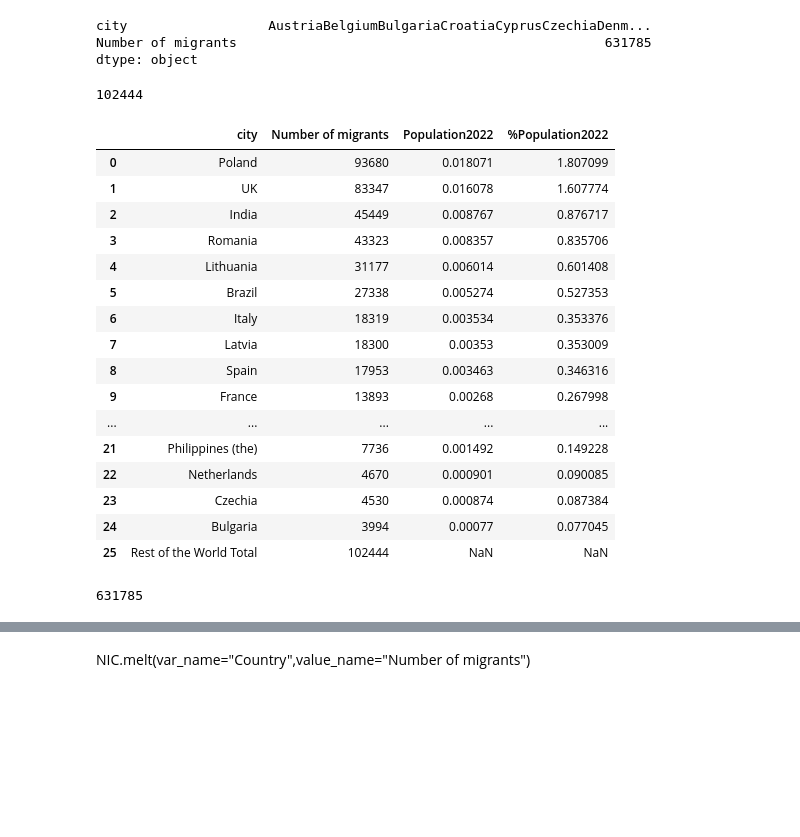
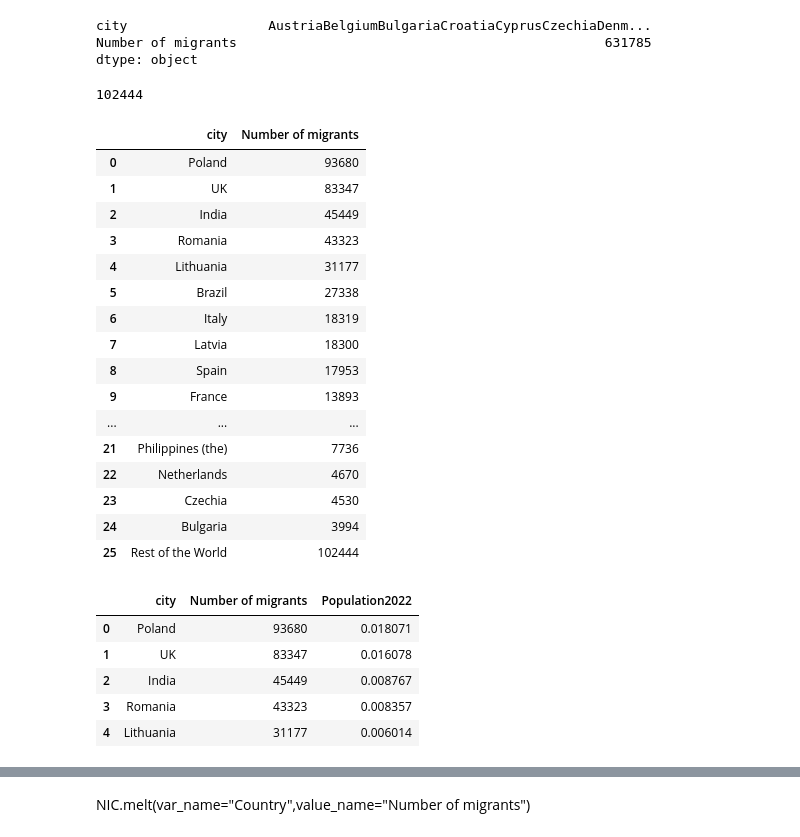
Before and after one commit to diagarmar29/Population-in-Ireland.-1st-Assesment, a Jupyter notebook: Population in Ireland.ipynb, the cells around one changed output, grey strips where cells are left out. Cells and saved outputs as stored; diff of their text form; code cells hidden in the pictures; blank space fills up the shorter version.

```diff
--- a/Population in Ireland.ipynb
+++ b/Population in Ireland.ipynb
@@ -327,8 +334,8 @@ NIC.head()
 | 0 | Both sexes | 1079 | 1581 | 3994 | 13649 | 207 | 4530 | 935 | 1892 | 1061 | ... | ... |
 1 rows × 179 columns
 # %%
-NIC_3=NIC.melt(var_name="city",value_name="Number of migrants")
-NIC_3
+NIC_2=NIC.melt(var_name="city",value_name="Number of migrants")
+NIC_2
 # %% [output]
 |  | city | Number of migrants |
 | 0 | Sex | Both sexes |
@@ -344,9 +351,9 @@ NIC_3
 | 178 | Rest of the World (1) | 17844 |
 179 rows × 2 columns
 # %%
-NIC_3 = NIC_3.drop(NIC_3.index[[0]],
+NIC_2 = NIC_2.drop(NIC_2.index[[0]],
                axis=0)
-NIC_3.head()
+NIC_2.head()
 # %% [output]
 |  | city | Number of migrants |
 | 1 | Austria | 1079 |
@@ -380,5 +386,5 @@ print(NIC_3.sort_values(by=['Number of migrants'],ascending=[False]))
 
 [178 rows x 2 columns]
 # %%
-NIC_3.sort_values(by=['Number of migrants'],ascending=[False],inplace=True)
+NIC_2.sort_values(by=['Number of migrants'],ascending=[False],inplace=True)
 # %%
@@ -481,4 +443,4 @@ NIC_3.head(10)
 # %%
-first_26= NIC_3[NIC_3['Number of migrants']>3549.36]
+first_26= NIC_2[NIC_2['Number of migrants']>3549.36]
 first_26.head()
 # %% [output]
@@ -610,35 +591,31 @@ Total
 city                  AustriaBelgiumBulgariaCroatiaCyprusCzechiaDenm...
 Number of migrants                                               631785
 dtype: object
-# %%
-84600+17844
-# %% [output]
-102444
+# %%
+rest_total+Rest_of_the_World
+# %% [output]
+102444
 # %%
-Rest_countries={"city": "Rest of the World Total","Number of migrants":102444}
+Rest_countries={"city": "Rest of the World","Number of migrants":102444}
 
 first_26 = first_26.append( Rest_countries, ignore_index=True)
 
 first_26
 # %% [output]
-|  | city | Number of migrants | Population2022 | %Population2022 |
-| 0 | Poland | 93680 | 0.018071 | 1.807099 |
-| 1 | UK | 83347 | 0.016078 | 1.607774 |
-| 2 | India | 45449 | 0.008767 | 0.876717 |
-| 3 | Romania | 43323 | 0.008357 | 0.835706 |
-| 4 | Lithuania | 31177 | 0.006014 | 0.601408 |
-| 5 | Brazil | 27338 | 0.005274 | 0.527353 |
-| 6 | Italy | 18319 | 0.003534 | 0.353376 |
-| 7 | Latvia | 18300 | 0.00353 | 0.353009 |
-| 8 | Spain | 17953 | 0.003463 | 0.346316 |
-| 9 | France | 13893 | 0.00268 | 0.267998 |
-| ... | ... | ... | ... | ... |
-| 21 | Philippines (the) | 7736 | 0.001492 | 0.149228 |
-| 22 | Netherlands | 4670 | 0.000901 | 0.090085 |
-| 23 | Czechia | 4530 | 0.000874 | 0.087384 |
-| 24 | Bulgaria | 3994 | 0.00077 | 0.077045 |
-| 25 | Rest of the World Total | 102444 | NaN | NaN |
+|  | city | Number of migrants |
+| 0 | Poland | 93680 |
+| 1 | UK | 83347 |
+| 2 | India | 45449 |
+| 3 | Romania | 43323 |
+| 4 | Lithuania | 31177 |
+| 5 | Brazil | 27338 |
+| 6 | Italy | 18319 |
+| 7 | Latvia | 18300 |
+| 8 | Spain | 17953 |
+| 9 | France | 13893 |
+| ... | ... | ... |
+| 21 | Philippines (the) | 7736 |
+| 22 | Netherlands | 4670 |
+| 23 | Czechia | 4530 |
+| 24 | Bulgaria | 3994 |
+| 25 | Rest of the World | 102444 |
-# %%
-first_26['Number of migrants'].sum()
-# %% [output]
-631785
@@ -647,0 +622,20 @@ y=first_26['Number of migrants']
+# %%
+#total population of 2022 = 5 184 000 people
+#2022=5 184 000
+#Non-Irish citizens usually resident and present in the State = 631 785
+#Non-Irish citizens usually resident and present in the State = Total
+
+#Percentage of total population 2022 = %Pupulation2022
+
+#Percentage=((('Number of migrants')/5184000)*100)
+
+first_26['Population2022'] = first_26['Number of migrants']/5184000
+
+first_26.head()
+# %% [output]
+|  | city | Number of migrants | Population2022 |
+| 0 | Poland | 93680 | 0.018071 |
+| 1 | UK | 83347 | 0.016078 |
+| 2 | India | 45449 | 0.008767 |
+| 3 | Romania | 43323 | 0.008357 |
+| 4 | Lithuania | 31177 | 0.006014 |
```
Also changed, not shown: parts of 43 cells of this notebook.
